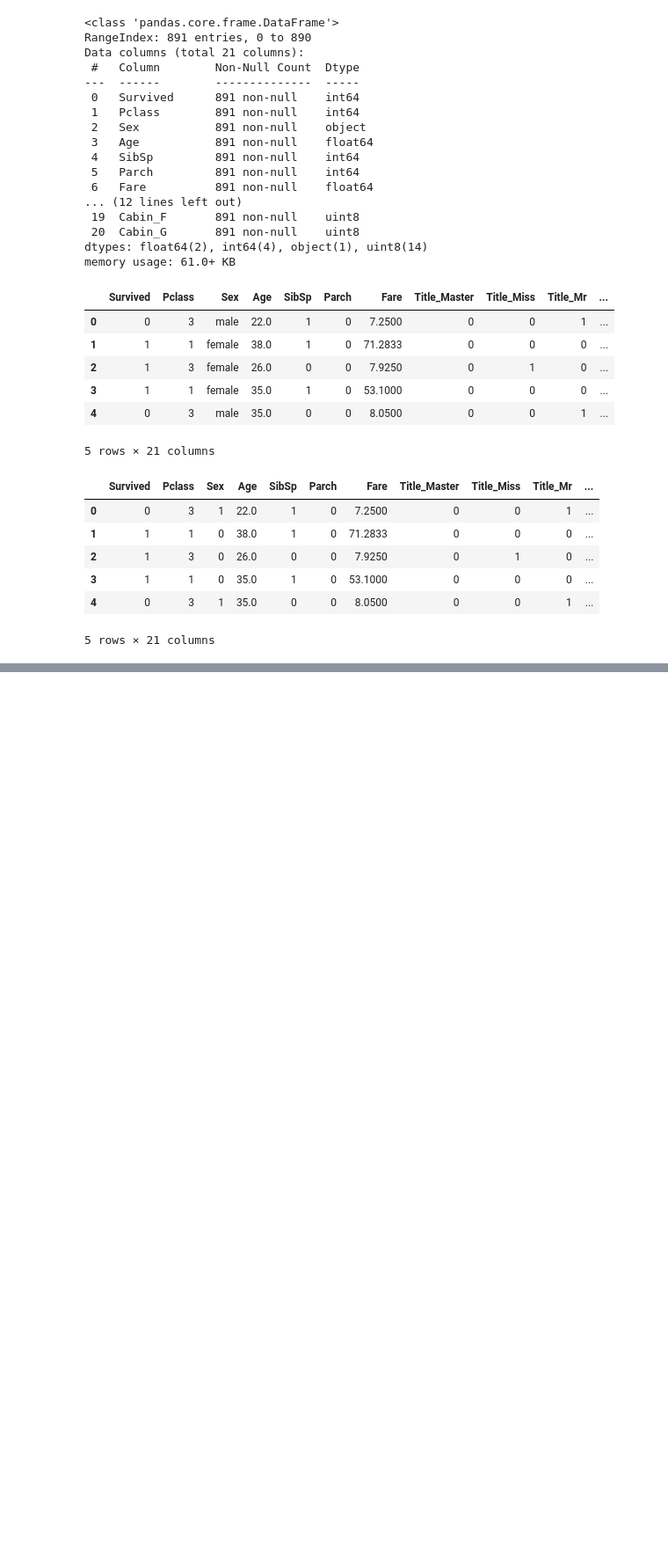
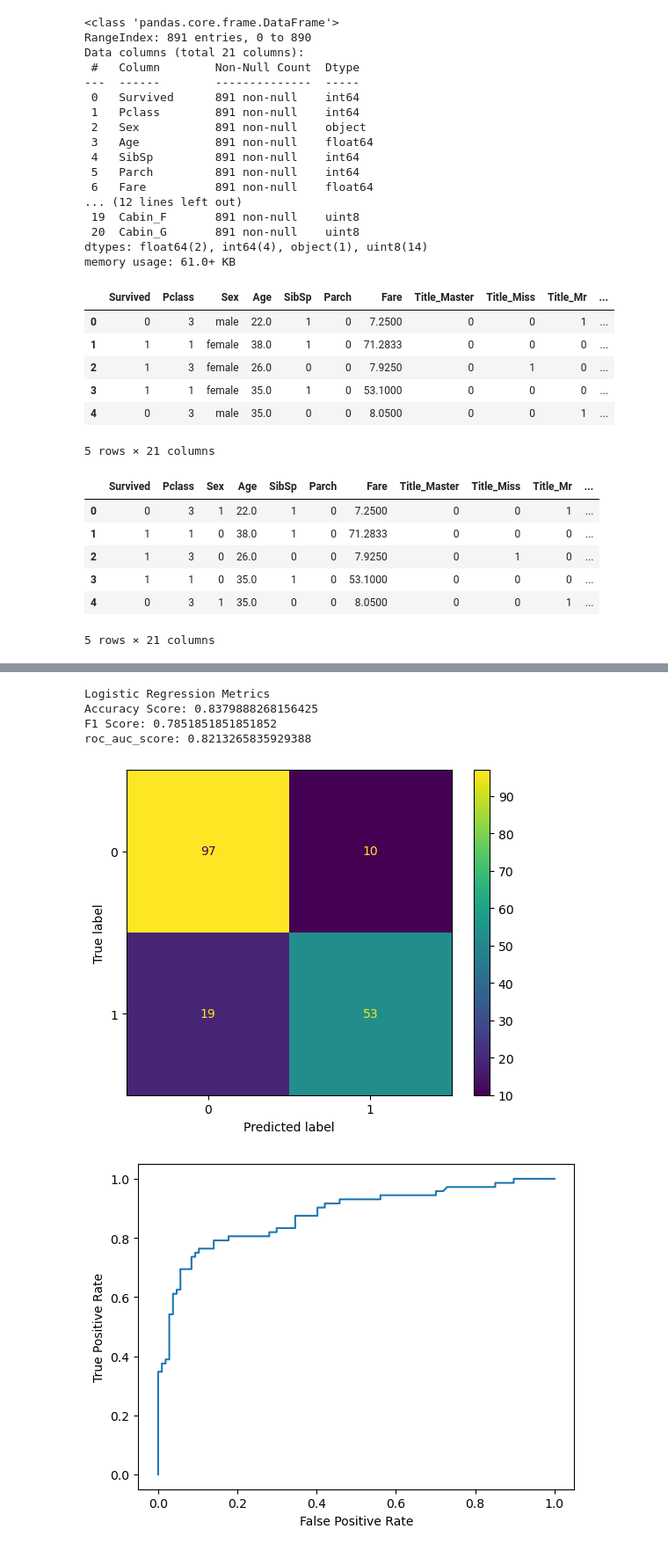
Before and after one commit to sgreene30/supervisedML_final, a Jupyter notebook: Titanic.ipynb, the cells around one changed output, grey strips where cells are left out. Shown: that part at 88% size. Cells and saved outputs as stored; diff of their text form; code cells hidden in the pictures; blank space fills up the shorter version.

```diff
--- a/Titanic.ipynb
+++ b/Titanic.ipynb
@@ -241,0 +246,10 @@ sum(y)/len(y)
+# %%
+print('Logistic Regression Metrics')
+evaluate_model(clf1, x_test, y_test)
+# %% [output]
+Logistic Regression Metrics
+Accuracy Score: 0.8379888268156425
+F1 Score: 0.7851851851851852
+roc_auc_score: 0.8213265835929388
+[figure, added]
+[figure, added]
```
Also changed, not shown: parts of 19 cells of this notebook, 1 other file.
